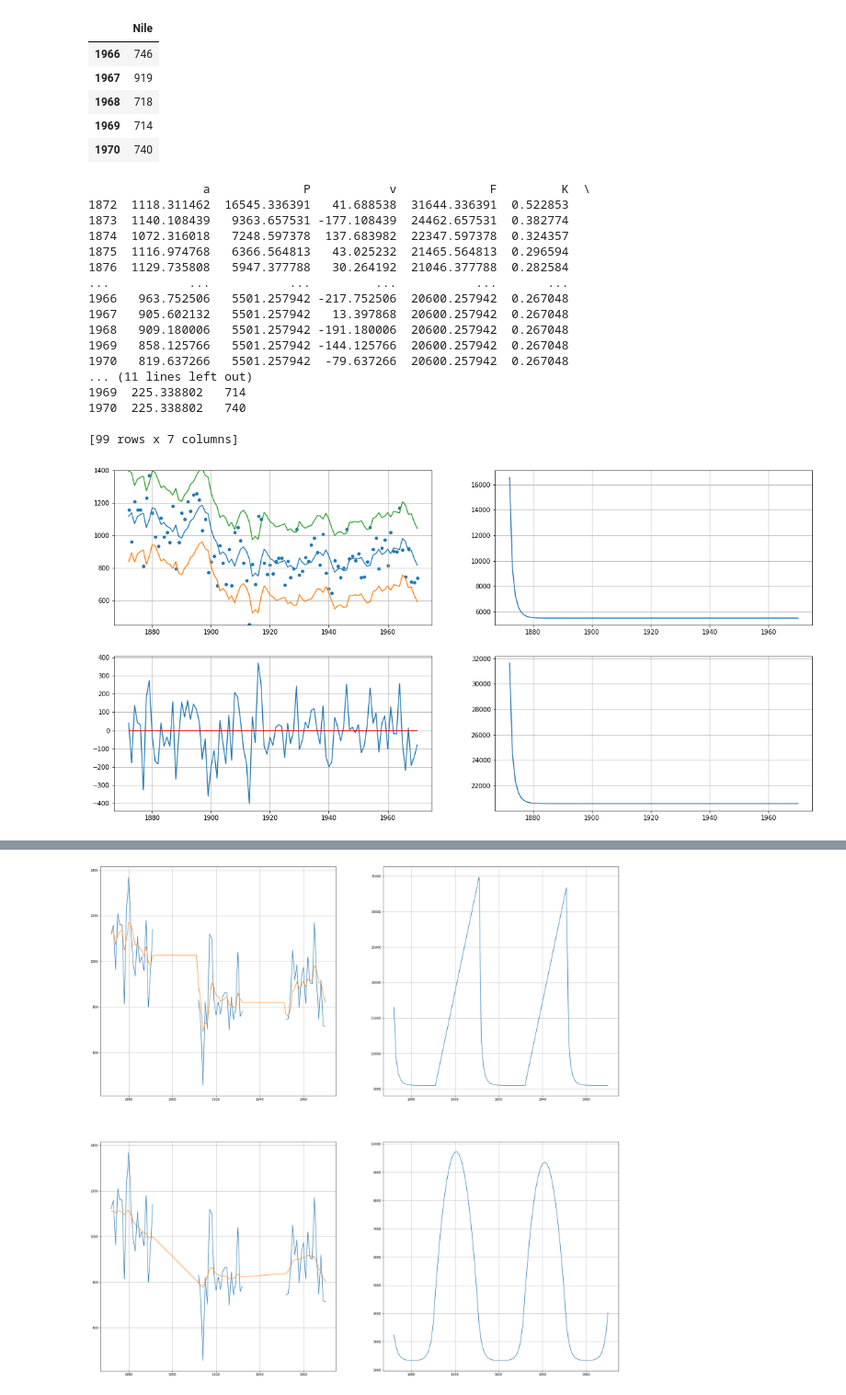
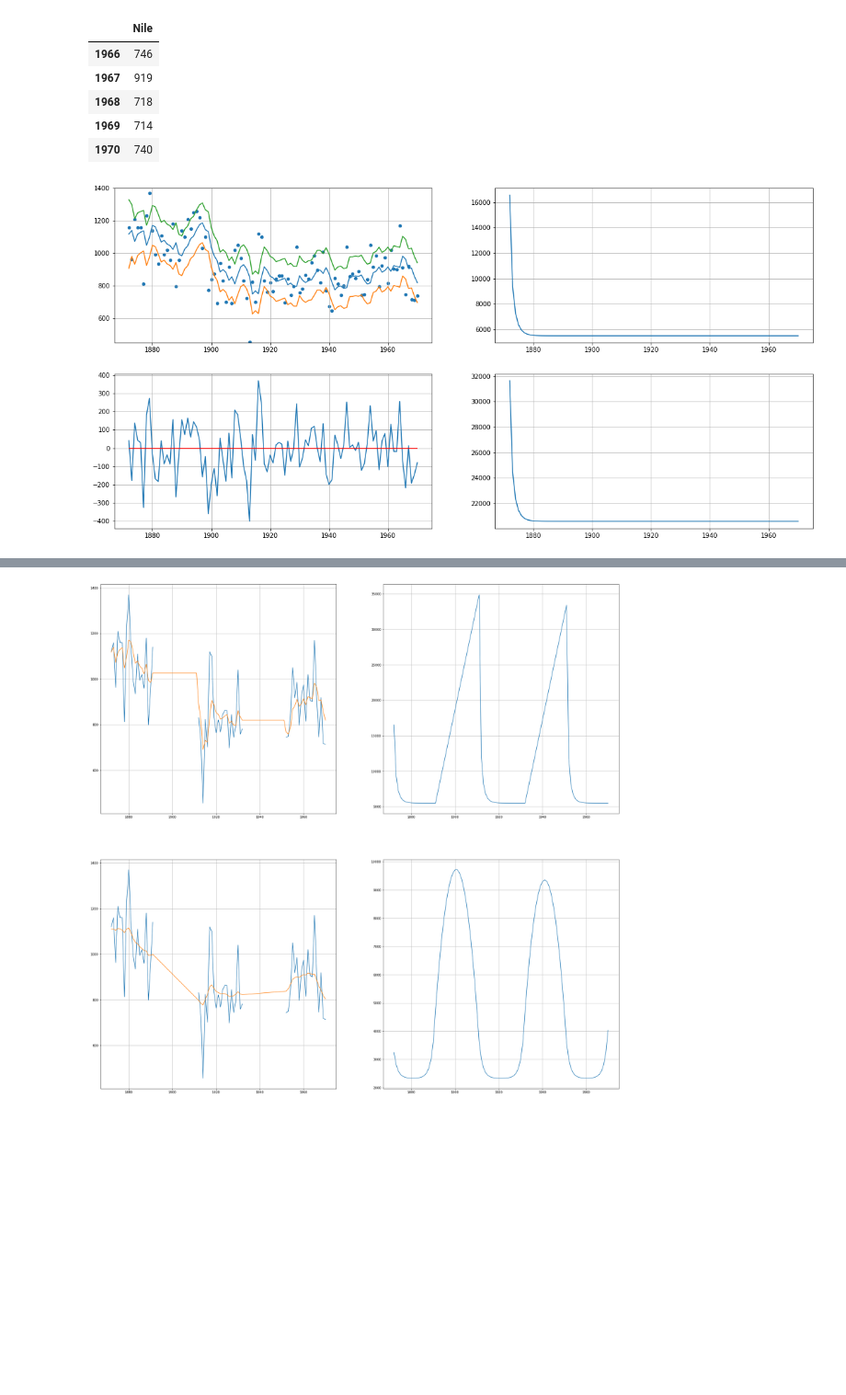
Before and after one commit to siemfenne/timeseriesmodels-vu, a Jupyter notebook: main.ipynb, the cells around one changed output, grey strips where cells are left out. Shown at 92% size. Cells and saved outputs as stored; diff of their text form; code cells hidden in the pictures; blank space fills up the shorter version.

Commit message:
all figures

```diff
--- a/main.ipynb
+++ b/main.ipynb
@@ -17,7 +20,7 @@ df.tail()
 | 1970 | 740 |
 # %%
 def Kalman_filter(series:pd.Series, P1:float, a1:float, s2_e:float, s2_n:float):
-    t_crit = 1.57
+    t_crit = 1.6448
     y_list = series.copy().to_list()
     r = pd.DataFrame(columns=['a', 'P', 'v', 'F', 'K', 'ci'])
 
@@ -32,7 +35,7 @@ def Kalman_filter(series:pd.Series, P1:float, a1:float, s2_e:float, s2_n:float):
         K = P/F
 
         # store result for t=i
-        r.loc[i] = [a, P, v, F, K, t_crit * F**.5]
+        r.loc[i] = [a, P, v, F, K, (t_crit * P**.5)]
 
         if np.isnan(y):
             # filter (nowcasting)
@@ -60,57 +63,38 @@ def Kalman_filter(series:pd.Series, P1:float, a1:float, s2_e:float, s2_n:float):
 
 df_kf = Kalman_filter(series = df.Nile, P1=1e7, a1=0, s2_e = 15099, s2_n = 1469.1)
 df_kf = df_kf.iloc[1:]
-
-print(df_kf)
 
 fig, axs = plt.subplots(2,2, figsize=(20,10))
 
 # upper left
 ax = axs[0,0]
 ax.scatter(df_kf.index, df_kf.y, s=20)
 df_kf.a.plot(ax=ax)
 (df_kf.a-df_kf.ci).plot(ax=ax)
 (df_kf.a+df_kf.ci).plot(ax=ax)
 ax.set_ylim(450, 1400)
 
 # lower left
 ax = axs[1,0]
 ax.plot(df_kf.index, df_kf.v)
 ax.hlines(y = 0, xmin= df_kf.index.min(), xmax=df_kf.index.max(), color = 'r', linestyle = '-')
 
 # upper right
 ax = axs[0,1]
 ax.plot(df_kf.index, df_kf.P)
 
 
 # lower right
 ax = axs[1,1]
 ax.plot(df_kf.index, df_kf.F)
 
 # make nice plot
 for row in axs:
     for ax in row:
         ax.grid()
         pass
 # %% [output]
-                a             P           v             F         K  \
-1872  1118.311462  16545.336391   41.688538  31644.336391  0.522853
-1873  1140.108439   9363.657531 -177.108439  24462.657531  0.382774
-1874  1072.316018   7248.597378  137.683982  22347.597378  0.324357
-1875  1116.974768   6366.564813   43.025232  21465.564813  0.296594
-1876  1129.735808   5947.377788   30.264192  21046.377788  0.282584
-...           ...           ...         ...           ...       ...
-1966   963.752506   5501.257942 -217.752506  20600.257942  0.267048
-1967   905.602132   5501.257942   13.397868  20600.257942  0.267048
-1968   909.180006   5501.257942 -191.180006  20600.257942  0.267048
-1969   858.125766   5501.257942 -144.125766  20600.257942  0.267048
-1970   819.637266   5501.257942  -79.637266  20600.257942  0.267048
-... (11 lines left out)
-1969  225.338802   714
-1970  225.338802   740
-
-[99 rows x 7 columns]
-[figure, old version]
+[figure, new version]
 # %%
 def Kalman_smoother(y: pd.Series, P1: float, a1: float, s2_e: float, s2_n: float, r_n: float, N_n: float):
     df_kf = Kalman_filter(y, P1, a1, s2_e, s2_n)
```
Also changed, not shown: parts of 8 cells of this notebook.
